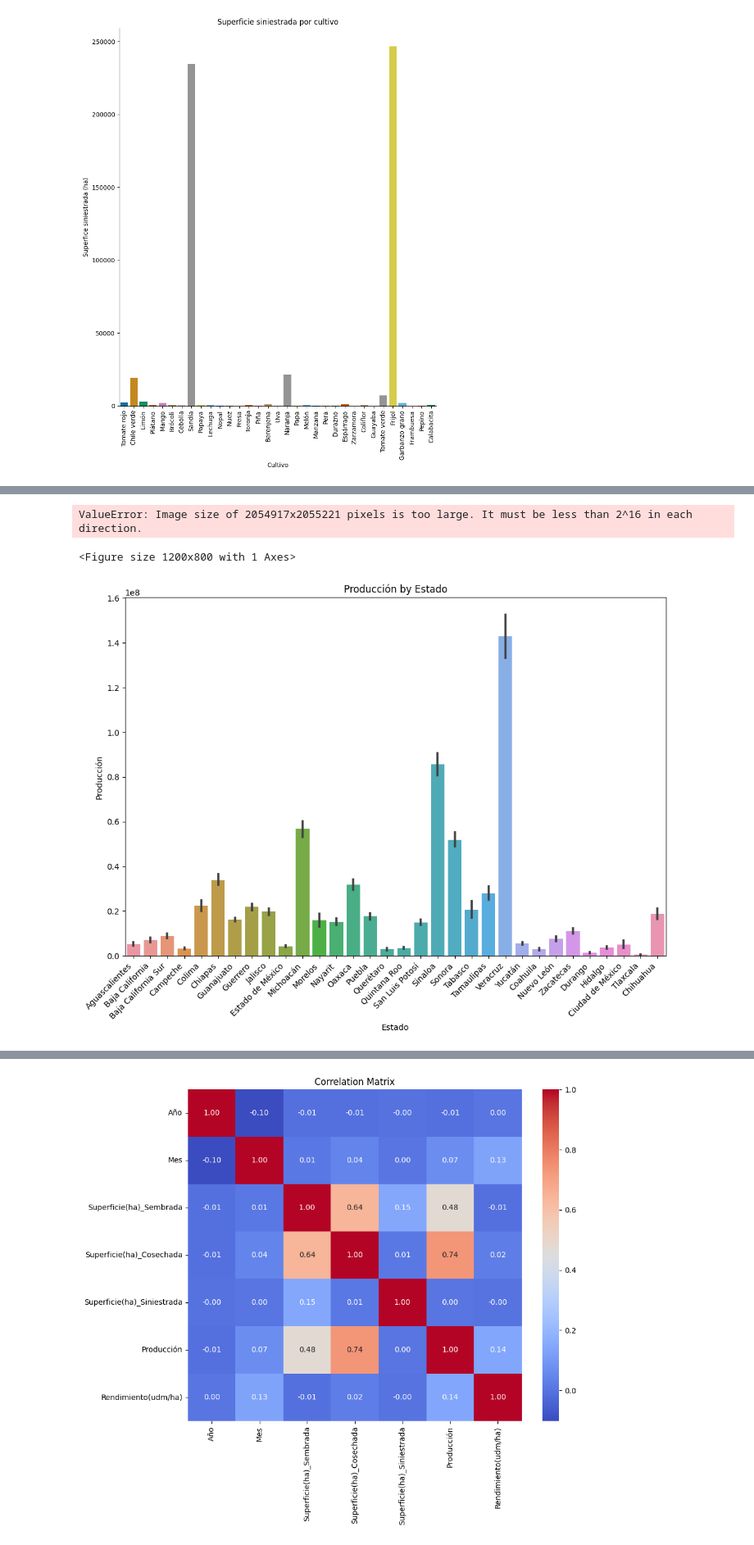
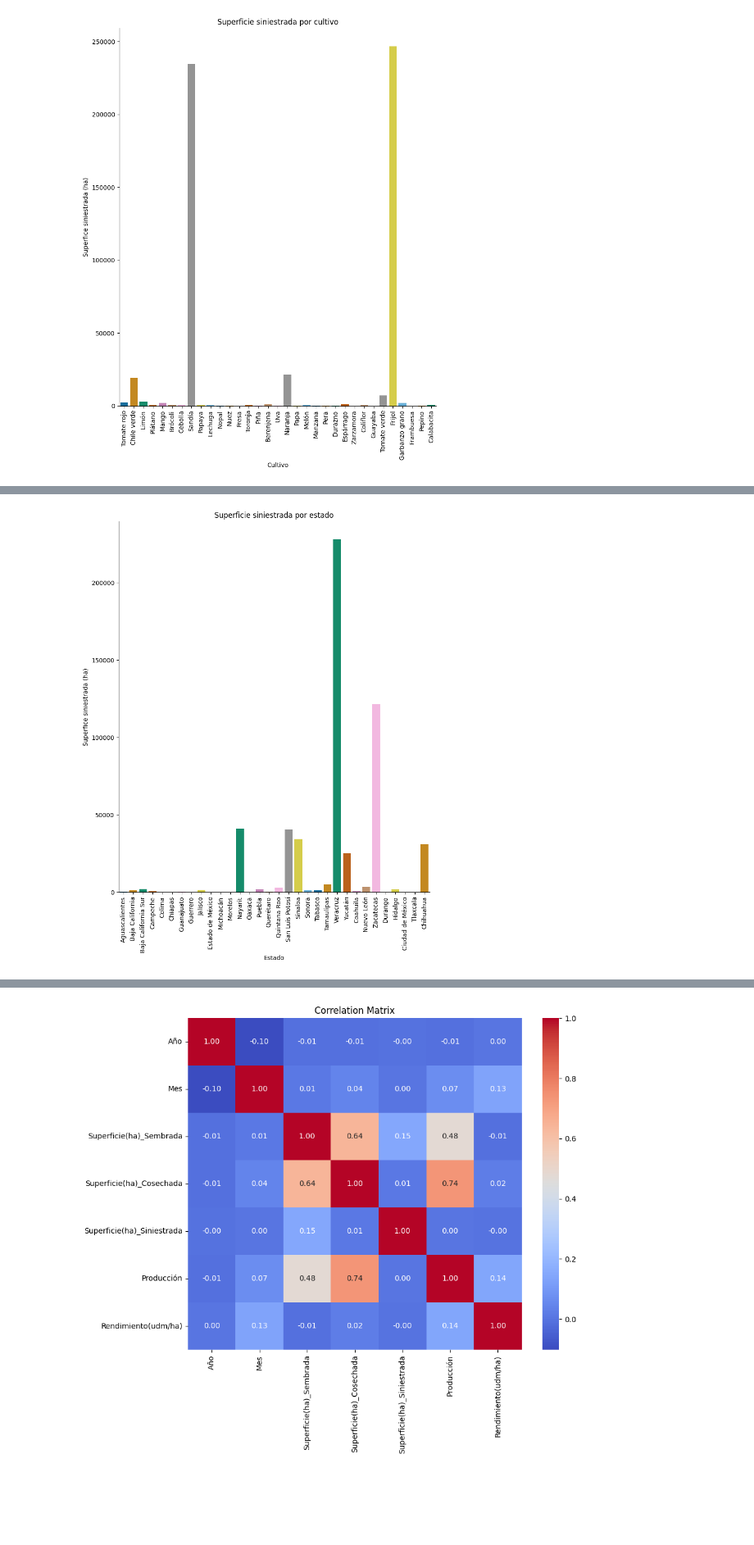
Before and after one commit to ProyectosMCD/RedBAMX, a Jupyter notebook: EDA/eda_Datos_Avance_Siembras_Cosechas_SIAP.ipynb, the cells around one changed output, grey strips where cells are left out. Shown at 82% size. Saved outputs shown, nothing was run; the diff lists cells and outputs as text; code cells hidden in the pictures; blank space fills up the shorter version.

```diff
--- a/EDA/eda_Datos_Avance_Siembras_Cosechas_SIAP.ipynb
+++ b/EDA/eda_Datos_Avance_Siembras_Cosechas_SIAP.ipynb
@@ -141,17 +104,10 @@ df.groupby(['Cultivo', 'Estado'])['Superficie(ha)_Siniestrada'].sum().reset_inde
-# %%
-plt.figure(figsize=(12, 8))
-sns.boxplot(x='Cultivo', y='Producción', data=df.groupby(['Estado']).sum().reset_index())
-plt.xticks(rotation=45, ha='right')
-plt.title('Superficie(ha)_Sembrada by Cultivo')
-plt.show()
-# %% [output]
-ValueError: Image size of 2054917x2055221 pixels is too large. It must be less than 2^16 in each direction.
-<Figure size 1200x800 with 1 Axes>
 # %%
-plt.figure(figsize=(12, 8))
-sns.barplot(x='Estado', y='Producción', data=df, estimator=sum)
-plt.xticks(rotation=45, ha='right')
-plt.title('Producción by Estado')
+g = sns.catplot(x='Estado', y='Superficie(ha)_Siniestrada', data=df, kind='bar', estimator=sum,
+                errorbar=None, palette='colorblind')
+g.fig.set_size_inches(10, 10)
+plt.xticks(rotation=90)
+plt.ylabel('Superfice siniestrada (ha)')
+plt.title('Superficie siniestrada por estado')
 plt.show()
 # %% [output]
-[figure, old version]
+[figure, new version]
```
Also changed, not shown: parts of 14 cells of this notebook, 1 other file.
